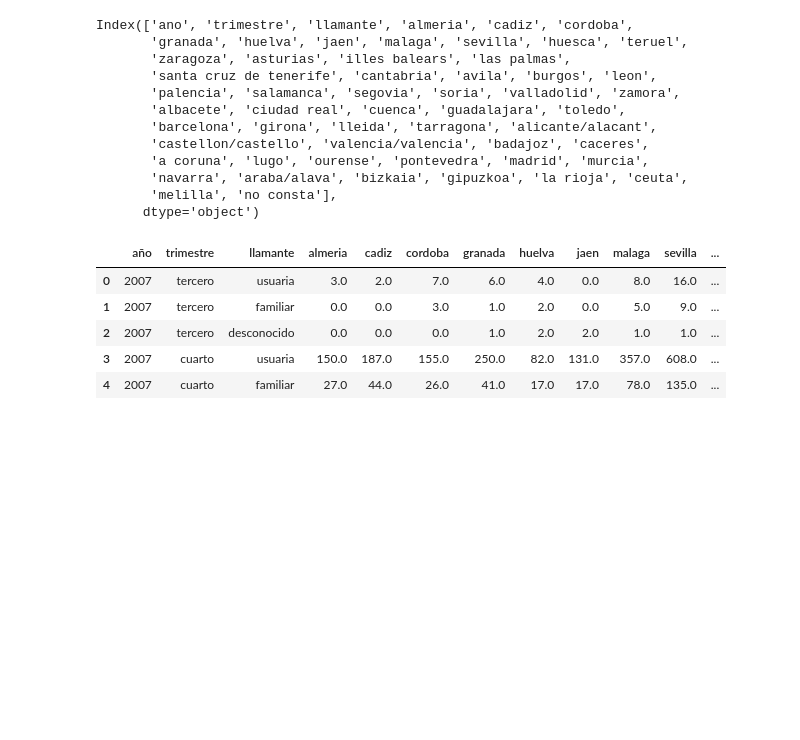
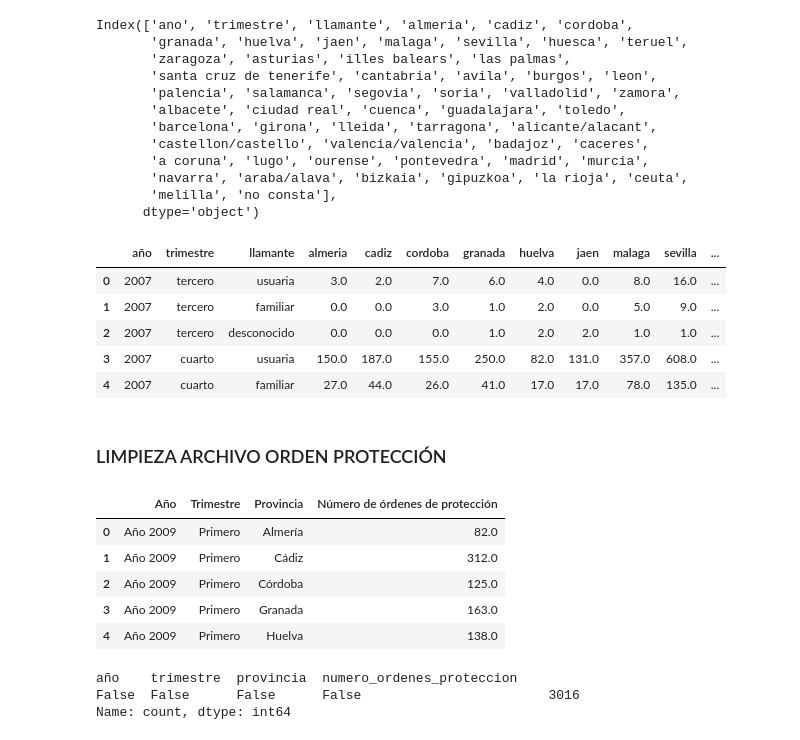
Before and after one commit to NoeRoson/Final_project, a Jupyter notebook: code/limpieza.ipynb, the cells around one changed output. Drawn from its saved outputs; the diff is of its cells as text; code cells hidden in the pictures; blank space fills up the shorter version.

```diff
--- a/code/limpieza.ipynb
+++ b/code/limpieza.ipynb
@@ -141,3 +154,15 @@ llam.head()
 | 4 | 2007 | cuarto | familiar | 27.0 | 44.0 | 26.0 | 41.0 | 17.0 | 17.0 | 78.0 | 135.0 | ... |
 # %%
 llam.to_csv('../data_clean/portal_estadistico_vio_gen/llamadas_016.csv', index=False)
+# %% [markdown]
+### LIMPIEZA ARCHIVO ORDEN PROTECCIÓN
+# %%
+ord = pd.read_csv('../data/orden_proteccion.csv')
+ord.head()
+# %% [output]
+|  | Año | Trimestre | Provincia | Número de órdenes de protección |
+| 0 | Año 2009 | Primero | Almería | 82.0 |
+| 1 | Año 2009 | Primero | Cádiz | 312.0 |
+| 2 | Año 2009 | Primero | Córdoba | 125.0 |
+| 3 | Año 2009 | Primero | Granada | 163.0 |
+| 4 | Año 2009 | Primero | Huelva | 138.0 |
@@ -143,0 +176,8 @@ llam.to_csv('../data_clean/portal_estadistico_vio_gen/llamadas_016.csv', index=F
+# %%
+ord.trimestre = lower_tildes(ord.trimestre)
+ord.provincia = lower_tildes(ord.provincia)
+ord.isna().value_counts()
+# %% [output]
+año    trimestre  provincia  numero_ordenes_proteccion
+False  False      False      False                        3016
+Name: count, dtype: int64
```
Also changed, not shown: parts of 14 cells of this notebook, 5 other files.
